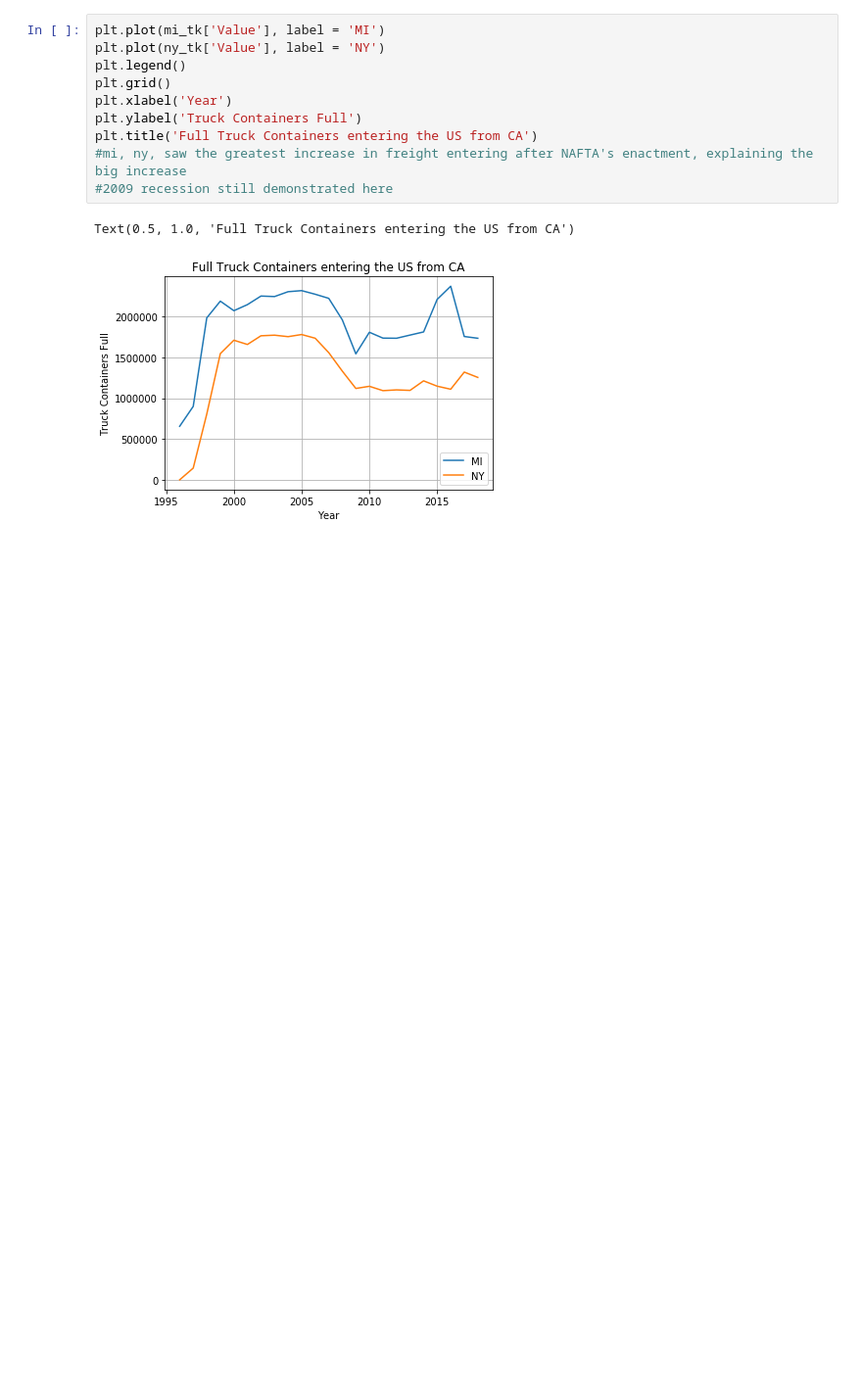
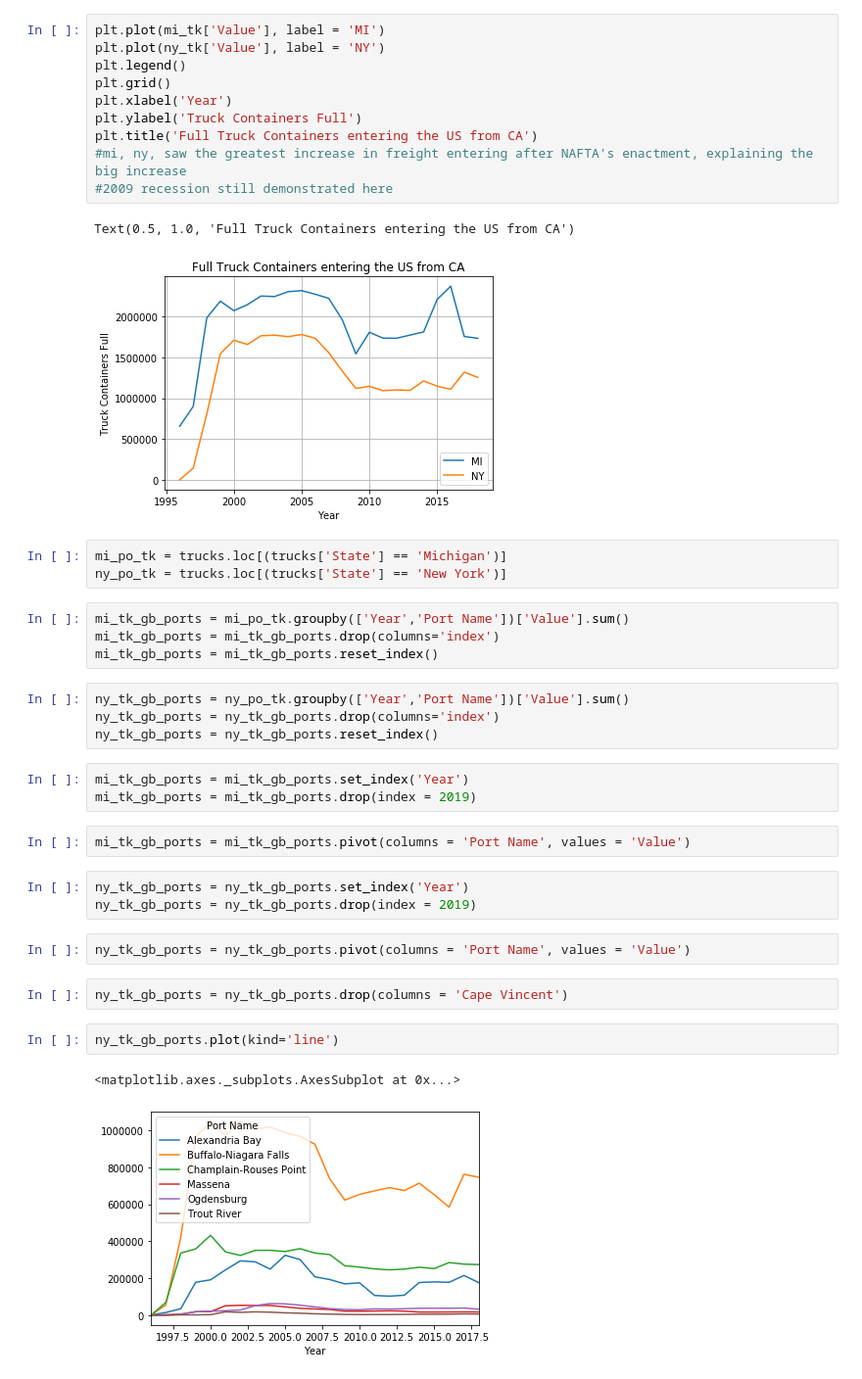
Before and after one commit to philipayazi/Project1_BorderEntries, a Jupyter notebook: Border_Entries_and _Trade_tsw.ipynb, the cells around one changed output. Shown at 98% size. Cells and saved outputs as stored; diff of their text form; blank space fills up the shorter version.

Commit message:
more graphs

```diff
--- a/Border_Entries_and _Trade_tsw.ipynb
+++ b/Border_Entries_and _Trade_tsw.ipynb
@@ -184,3 +184,31 @@ plt.title('Full Truck Containers entering the US from CA')
 # %% [output]
 Text(0.5, 1.0, 'Full Truck Containers entering the US from CA')
 [figure]
+# %%
+mi_po_tk = trucks.loc[(trucks['State'] == 'Michigan')]
+ny_po_tk = trucks.loc[(trucks['State'] == 'New York')]
+# %%
+mi_tk_gb_ports = mi_po_tk.groupby(['Year','Port Name'])['Value'].sum()
+mi_tk_gb_ports = mi_tk_gb_ports.drop(columns='index')
+mi_tk_gb_ports = mi_tk_gb_ports.reset_index()
+# %%
+ny_tk_gb_ports = ny_po_tk.groupby(['Year','Port Name'])['Value'].sum()
+ny_tk_gb_ports = ny_tk_gb_ports.drop(columns='index')
+ny_tk_gb_ports = ny_tk_gb_ports.reset_index()
+# %%
+mi_tk_gb_ports = mi_tk_gb_ports.set_index('Year')
+mi_tk_gb_ports = mi_tk_gb_ports.drop(index = 2019)
+# %%
+mi_tk_gb_ports = mi_tk_gb_ports.pivot(columns = 'Port Name', values = 'Value')
+# %%
+ny_tk_gb_ports = ny_tk_gb_ports.set_index('Year')
+ny_tk_gb_ports = ny_tk_gb_ports.drop(index = 2019)
+# %%
+ny_tk_gb_ports = ny_tk_gb_ports.pivot(columns = 'Port Name', values = 'Value')
+# %%
+ny_tk_gb_ports = ny_tk_gb_ports.drop(columns = 'Cape Vincent')
+# %%
+ny_tk_gb_ports.plot(kind='line')
+# %% [output]
+<matplotlib.axes._subplots.AxesSubplot at 0x...>
+[figure, added]
```
Also changed, not shown: parts of 4 cells of this notebook.
